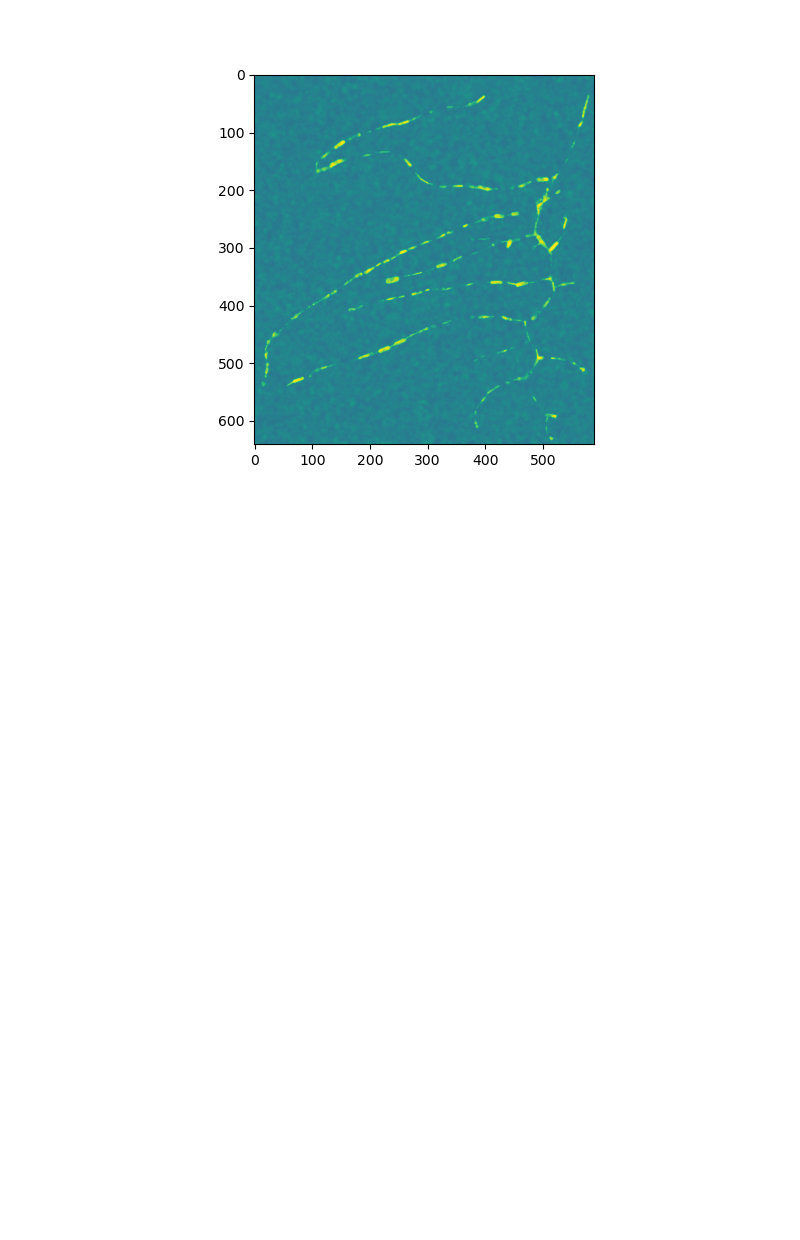
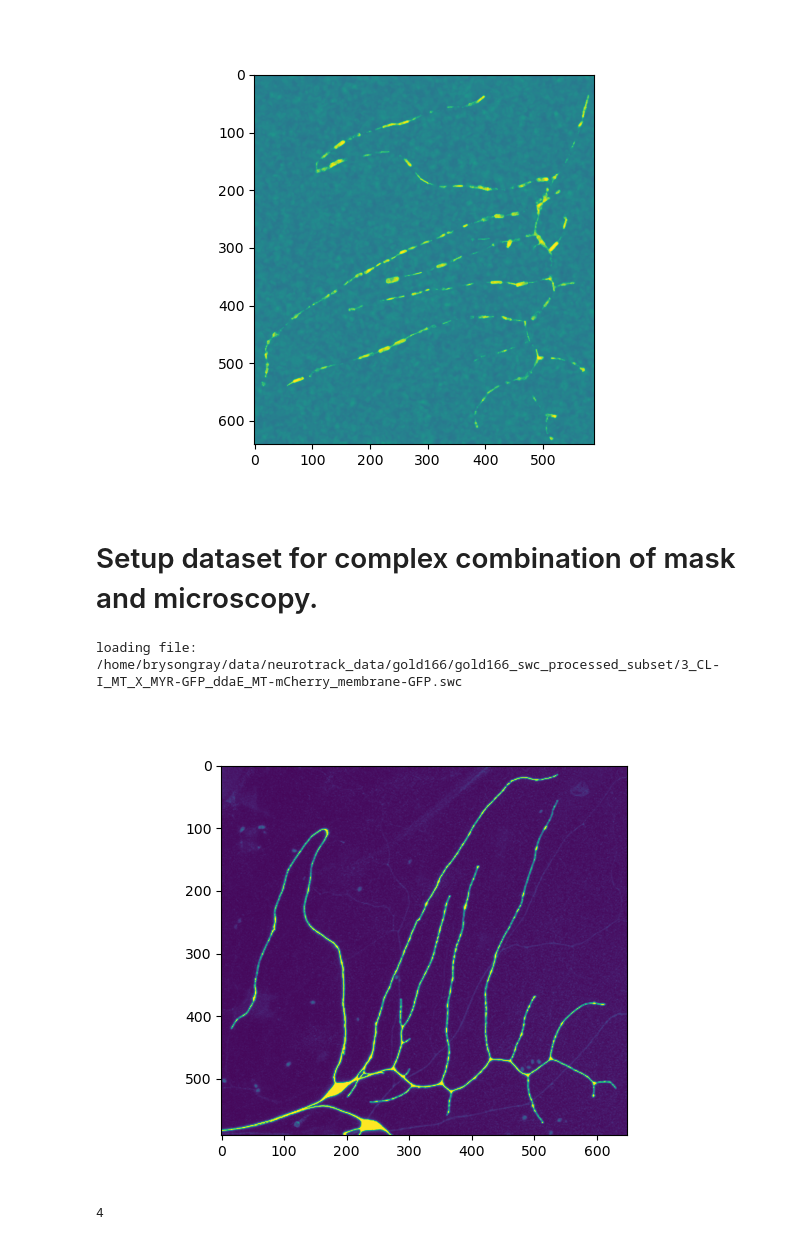
Before and after one commit to BrysonGray/neurotrack, a Jupyter notebook: notebooks/test_generate_data.ipynb, the cells around one changed output. Saved outputs shown, nothing was run; the diff lists cells and outputs as text; code cells hidden in the pictures; blank space fills up the shorter version.

```diff
--- a/notebooks/test_generate_data.ipynb
+++ b/notebooks/test_generate_data.ipynb
@@ -286,3 +289,5 @@ plt.imshow(img.data[0].amax(axis=2), vmin=0, vmax=1)
 plt.show()
 # %% [output]
 [figure]
+# %% [markdown]
+# Setup dataset for complex combination of mask and microscopy.
@@ -288,0 +424,3 @@ plt.show()
+# %%
+img_dir = Path("/home/brysongray/data/neurotrack_data/gold166/gold166_tifs_processed_subset")
+swc_dir = Path("/home/brysongray/data/neurotrack_data/gold166/gold166_swc_processed_subset")
@@ -288,0 +429,36 @@ plt.show()
+# %%
+# extract subtrees from one example
+swc_path = swc_dir / next(swc_dir.iterdir())
+swc_list = load.swc(swc_path)
+subtrees, morphologies = extract_subtrees(swc_list, subtrees_per_swc=4)
+sub_images = []
+shifted_subtrees = []
+masks = []
+for subtree in subtrees:
+    img_path = img_dir / (swc_path.stem + "_image.tif")
+    img = tf.imread(img_path)
+    if img.dtype != np.float32:
+        img = img.astype(np.float32) / 255.0
+    img_tensor = torch.from_numpy(img)
+    cropped_img, cropped_subtree = crop_around_subtree(img_tensor, subtree, padding=0)
+    padded_img, padded_subtree = pad_with_noise(cropped_img, cropped_subtree)
+    sub_images.append(padded_img)
+    shifted_subtrees.append(padded_subtree)
+    # create mask
+    sections, _ = load.parse_swc(padded_subtree, verbose=False, transpose=True)
+    mask = renderer.draw_density(sections, padded_img.shape, width=3.0, mask=True)
+    masks.append(mask)
+# %% [output]
+loading file: /home/brysongray/data/neurotrack_data/gold166/gold166_swc_processed_subset/3_CL-I_MT_X_MYR-GFP_ddaE_MT-mCherry_membrane-GFP.swc
+# %%
+# plot the full tree and image
+full_img_path = img_dir / (swc_path.stem + "_image.tif")
+full_img = tf.imread(full_img_path)
+if full_img.dtype != np.float32:
+    full_img = full_img.astype(np.float32) / 255.0
+plt.close('all')
+fig = plt.figure()
+plt.imshow(full_img.max(axis=0), vmin=0, vmax=1)
+plt.show()
+# %% [output]
+[figure, added]
@@ -288,0 +468,4 @@ plt.show()
+# %%
+len(sub_images)
+# %% [output]
+4
```
Also changed, not shown: parts of 6 cells of this notebook, 10 other files.
